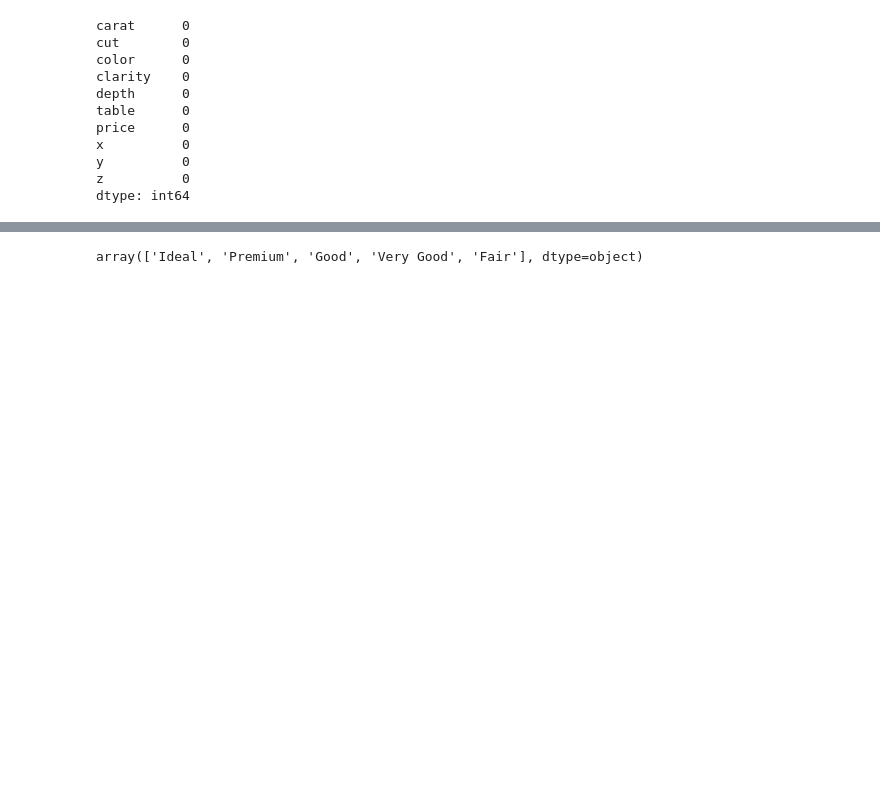
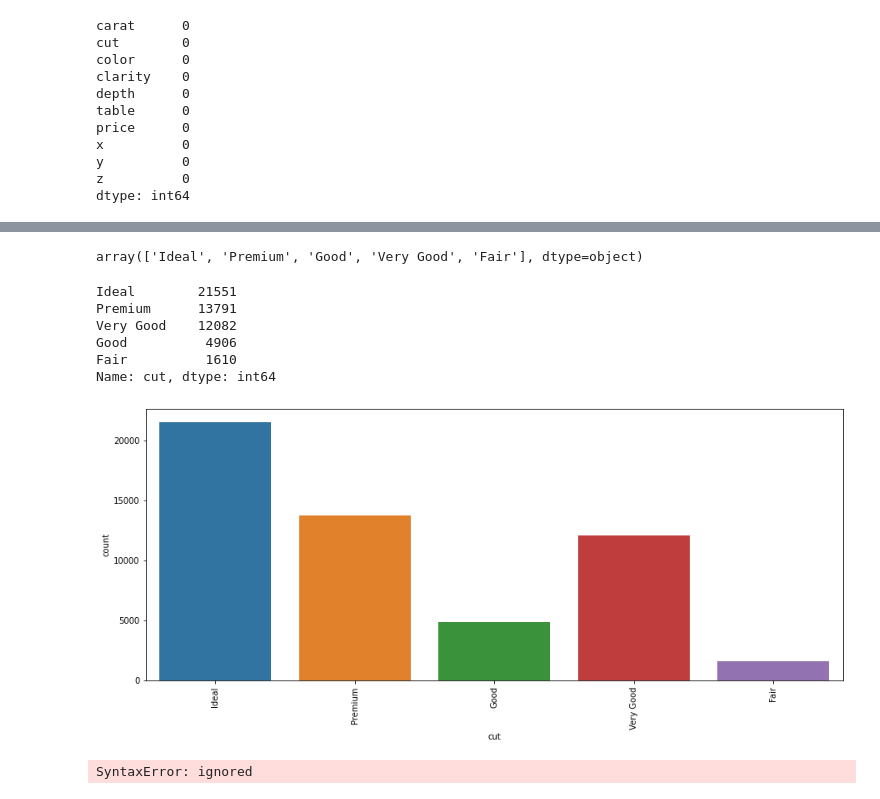
Before and after one commit to Anupam-2105/ML-Projects, a Jupyter notebook: Diamond_Price_Predictor.ipynb, the cells around one changed output, grey strips where cells are left out. Drawn from its saved outputs; the diff is of its cells as text; code cells hidden in the pictures; blank space fills up the shorter version.

```diff
--- a/Diamond_Price_Predictor.ipynb
+++ b/Diamond_Price_Predictor.ipynb
@@ -127,4 +133,25 @@ dtype: int64
+# %%
+diamond_data['cut'].unique()
+#The unique() function is used to get unique values of Series object
+# %% [output]
+array(['Ideal', 'Premium', 'Good', 'Very Good', 'Fair'], dtype=object)
 # %%
-diamond_data['cut'].unique()
+diamond_data['cut'].value_counts()
 # %% [output]
-array(['Ideal', 'Premium', 'Good', 'Very Good', 'Fair'], dtype=object)
+Ideal        21551
+Premium      13791
+Very Good    12082
+Good          4906
+Fair          1610
+Name: cut, dtype: int64
+# %%
+plt.figure(figsize=(15,6))
+sns.countplot(diamond_data['cut'], data=diamond_data)
+plt.xticks(rotation=90)
+plt.show()
+# %% [output]
+[figure, added]
+# %%
+fig1 = px.histogram(diamond_data. x='cut', color='cut')
+# %% [output]
+SyntaxError: ignored
```
Also changed, not shown: parts of 5 cells of this notebook.
